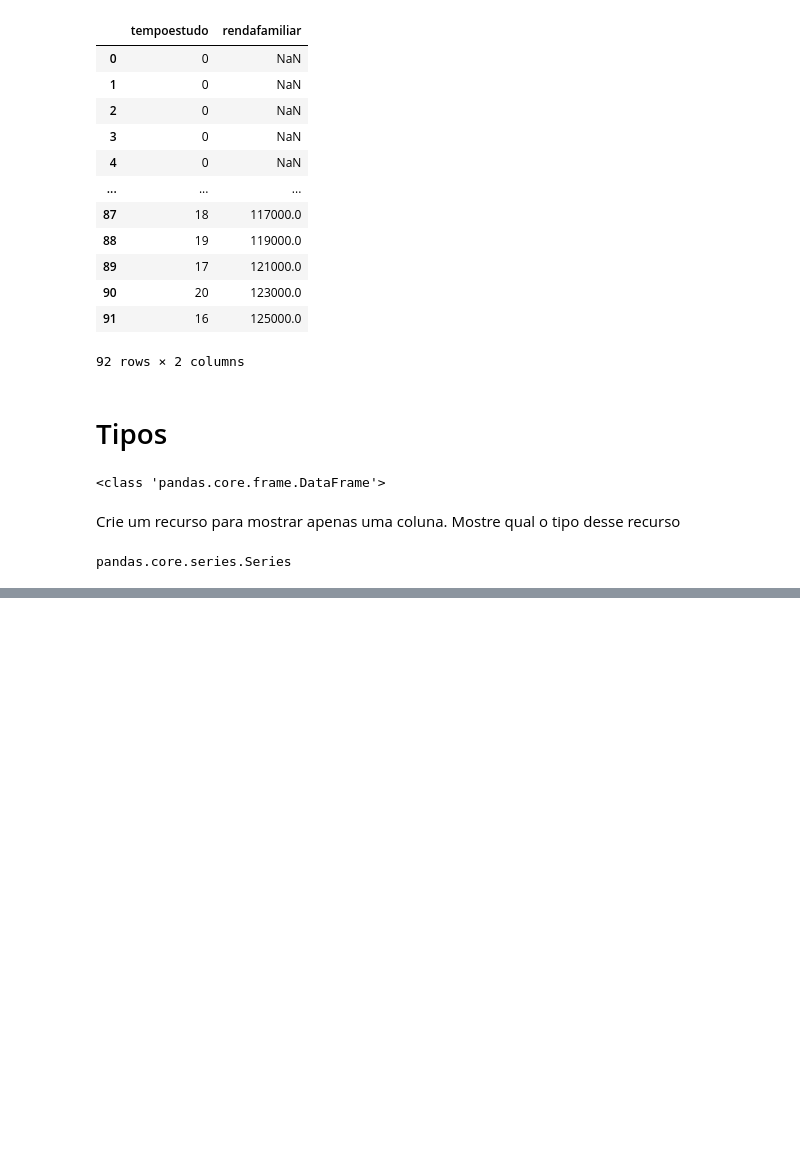
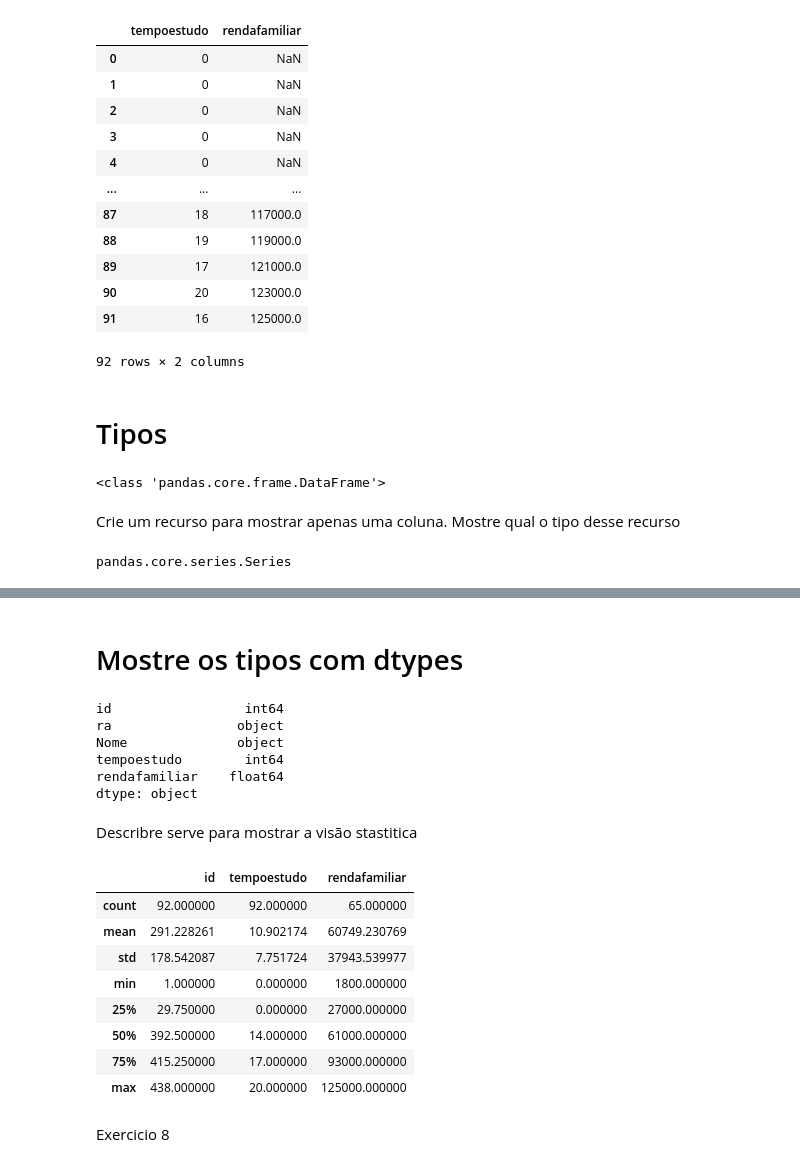
Before and after one commit to Jpguiotti/AULAS-ROMULO-PYTHON, a Jupyter notebook: notebook_tarde.ipynb, the cells around one changed output, grey strips where cells are left out. Saved outputs shown, nothing was run; the diff lists cells and outputs as text; code cells hidden in the pictures; blank space fills up the shorter version.

```diff
--- a/notebook_tarde.ipynb
+++ b/notebook_tarde.ipynb
@@ -125,0 +198,27 @@ pandas.core.series.Series
+# %% [markdown]
+# Mostre os tipos com dtypes
+# %%
+df_alunos.dtypes
+# %% [output]
+id                 int64
+ra                object
+Nome              object
+tempoestudo        int64
+rendafamiliar    float64
+dtype: object
+# %% [markdown]
+Describre serve para mostrar a visão stastitica
+# %%
+df_alunos.describe()
+# %% [output]
+|  | id | tempoestudo | rendafamiliar |
+| count | 92.000000 | 92.000000 | 65.000000 |
+| mean | 291.228261 | 10.902174 | 60749.230769 |
+| std | 178.542087 | 7.751724 | 37943.539977 |
+| min | 1.000000 | 0.000000 | 1800.000000 |
+| 25% | 29.750000 | 0.000000 | 27000.000000 |
+| 50% | 392.500000 | 14.000000 | 61000.000000 |
+| 75% | 415.250000 | 17.000000 | 93000.000000 |
+| max | 438.000000 | 20.000000 | 125000.000000 |
+# %% [markdown]
+Exercicio 8
```
Also changed, not shown: parts of 27 cells of this notebook.
